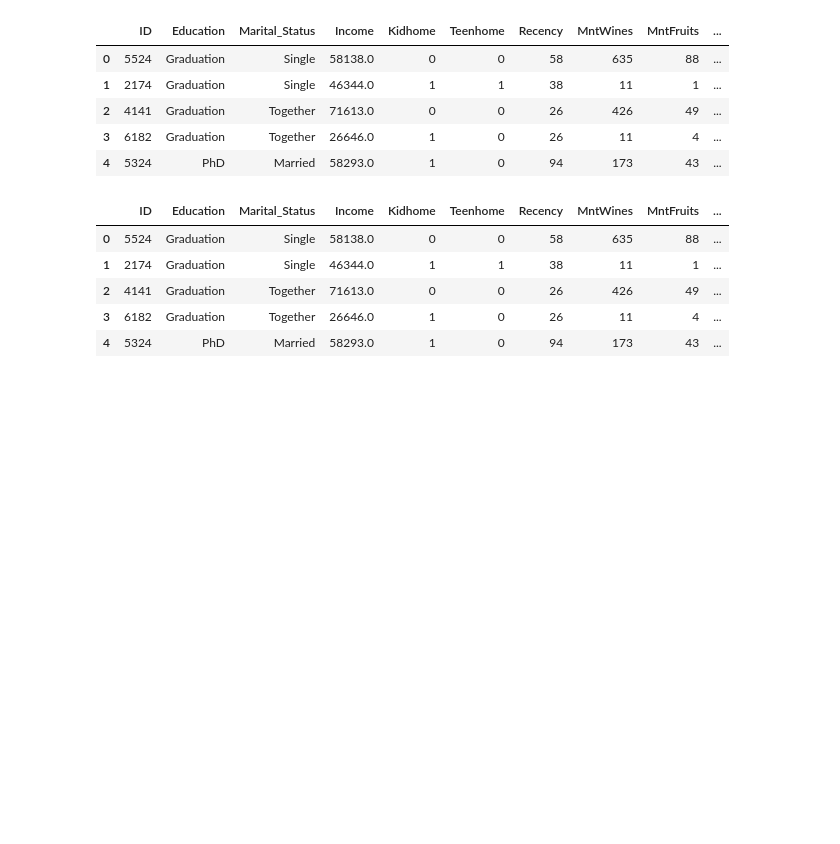
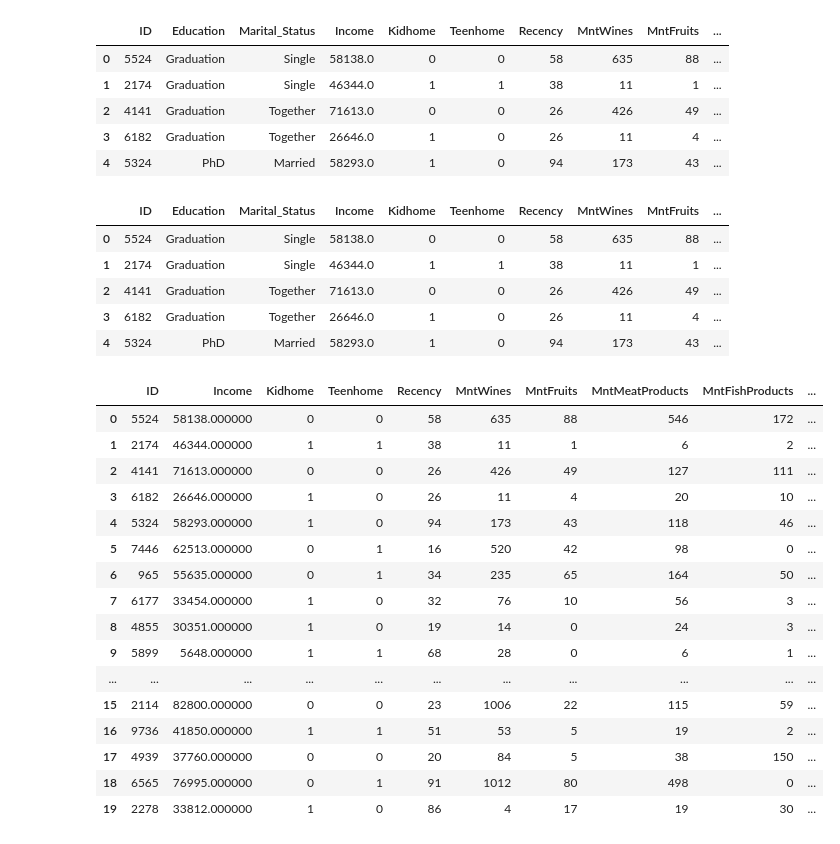
Before and after one commit to FriedaTims-Jansma/post_bootcamp_projects, a Jupyter notebook: notebooks/Marketing_Campaign_Random_Forest.ipynb, the cells around one changed output. Drawn from its saved outputs; the diff is of its cells as text; code cells hidden in the pictures; blank space fills up the shorter version.

```diff
--- a/notebooks/Marketing_Campaign_Random_Forest.ipynb
+++ b/notebooks/Marketing_Campaign_Random_Forest.ipynb
@@ -153,3 +153,23 @@ df_cleaned.head()
 # %%
 del df_cleaned['Marital_Status']
 del df_cleaned['Education']
+# %%
+df_cleaned.head(20)
+# %% [output]
+|  | ID | Income | Kidhome | Teenhome | Recency | MntWines | MntFruits | MntMeatProducts | MntFishProducts | ... |
+| 0 | 5524 | 58138.000000 | 0 | 0 | 58 | 635 | 88 | 546 | 172 | ... |
+| 1 | 2174 | 46344.000000 | 1 | 1 | 38 | 11 | 1 | 6 | 2 | ... |
+| 2 | 4141 | 71613.000000 | 0 | 0 | 26 | 426 | 49 | 127 | 111 | ... |
+| 3 | 6182 | 26646.000000 | 1 | 0 | 26 | 11 | 4 | 20 | 10 | ... |
+| 4 | 5324 | 58293.000000 | 1 | 0 | 94 | 173 | 43 | 118 | 46 | ... |
+| 5 | 7446 | 62513.000000 | 0 | 1 | 16 | 520 | 42 | 98 | 0 | ... |
+| 6 | 965 | 55635.000000 | 0 | 1 | 34 | 235 | 65 | 164 | 50 | ... |
+| 7 | 6177 | 33454.000000 | 1 | 0 | 32 | 76 | 10 | 56 | 3 | ... |
+| 8 | 4855 | 30351.000000 | 1 | 0 | 19 | 14 | 0 | 24 | 3 | ... |
+| 9 | 5899 | 5648.000000 | 1 | 1 | 68 | 28 | 0 | 6 | 1 | ... |
+| ... | ... | ... | ... | ... | ... | ... | ... | ... | ... | ... |
+| 15 | 2114 | 82800.000000 | 0 | 0 | 23 | 1006 | 22 | 115 | 59 | ... |
+| 16 | 9736 | 41850.000000 | 1 | 1 | 51 | 53 | 5 | 19 | 2 | ... |
+| 17 | 4939 | 37760.000000 | 0 | 0 | 20 | 84 | 5 | 38 | 150 | ... |
+| 18 | 6565 | 76995.000000 | 0 | 1 | 91 | 1012 | 80 | 498 | 0 | ... |
+| 19 | 2278 | 33812.000000 | 1 | 0 | 86 | 4 | 17 | 19 | 30 | ... |
```
